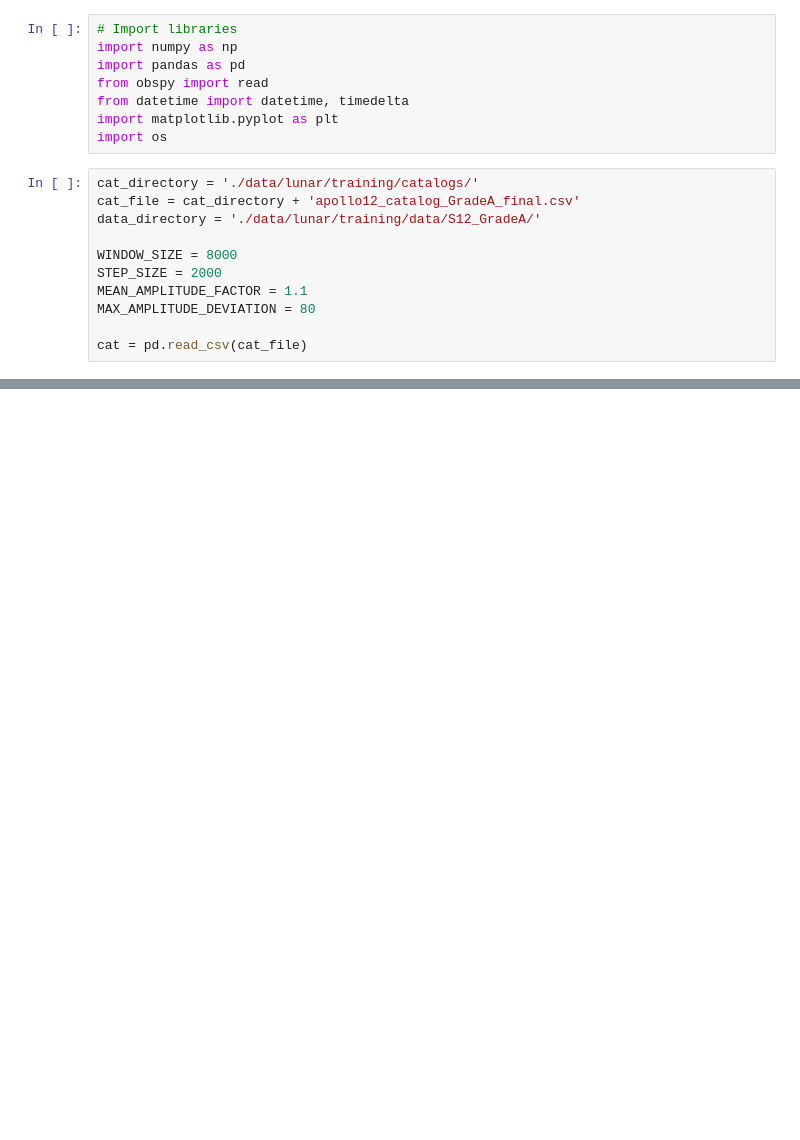
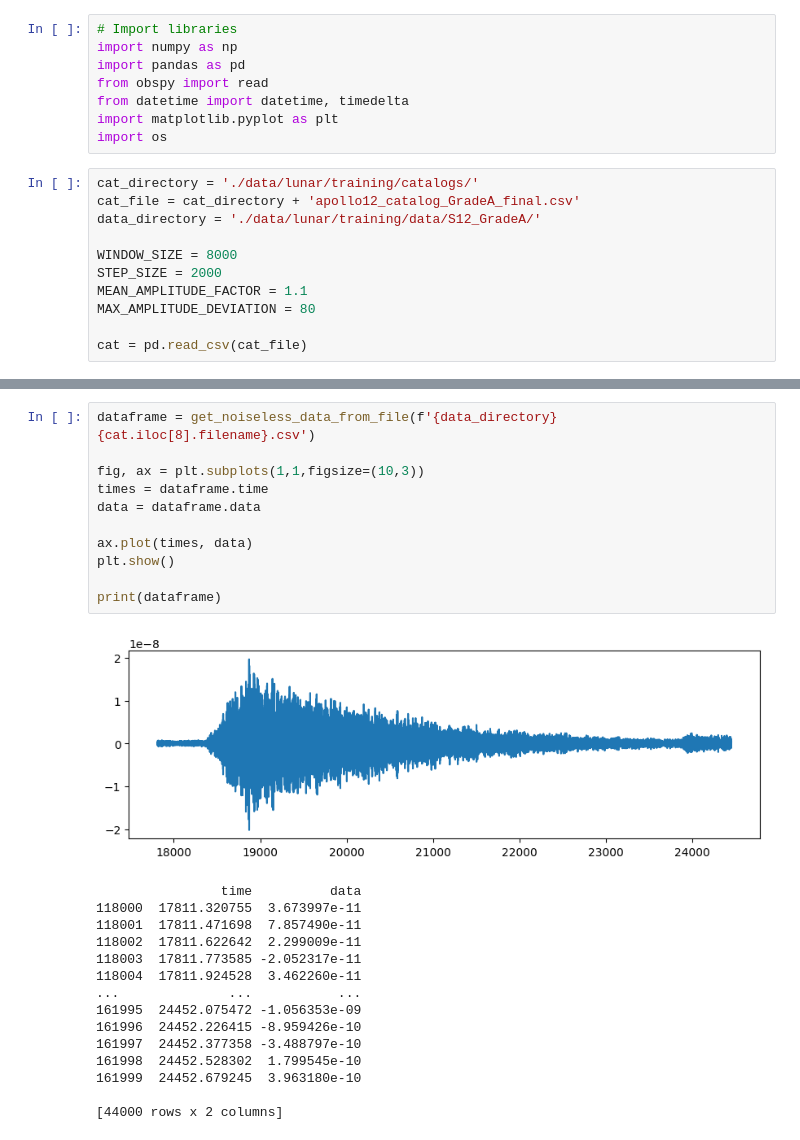
Before and after one commit to Nella1414/nasa-app, a Jupyter notebook: moon_solve.ipynb, the cells around one changed output, grey strips where cells are left out. Drawn from its saved outputs; the diff is of its cells as text; blank space fills up the shorter version.

```diff
--- a/solve copy.ipynb
+++ b/moon_solve.ipynb
@@ -258,0 +330,27 @@ End event window: 480000
+# %%
+dataframe = get_noiseless_data_from_file(f'{data_directory}{cat.iloc[8].filename}.csv')
+
+fig, ax = plt.subplots(1,1,figsize=(10,3))
+times = dataframe.time
+data = dataframe.data
+
+ax.plot(times, data)
+plt.show()
+
+print(dataframe)
+# %% [output]
+[figure, added]
+                time          data
+118000  17811.320755  3.673997e-11
+118001  17811.471698  7.857490e-11
+118002  17811.622642  2.299009e-11
+118003  17811.773585 -2.052317e-11
+118004  17811.924528  3.462260e-11
+...              ...           ...
+161995  24452.075472 -1.056353e-09
+161996  24452.226415 -8.959426e-10
+161997  24452.377358 -3.488797e-10
+161998  24452.528302  1.799545e-10
+161999  24452.679245  3.963180e-10
+
+[44000 rows x 2 columns]
```
Also changed, not shown: parts of 4 cells of this notebook, 1 other file.
